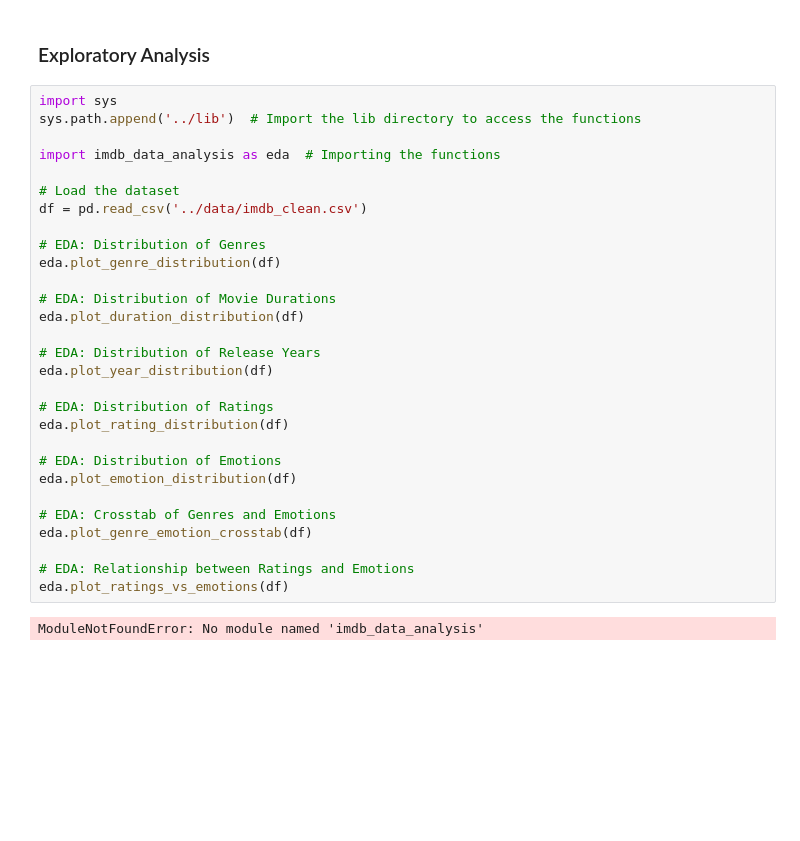
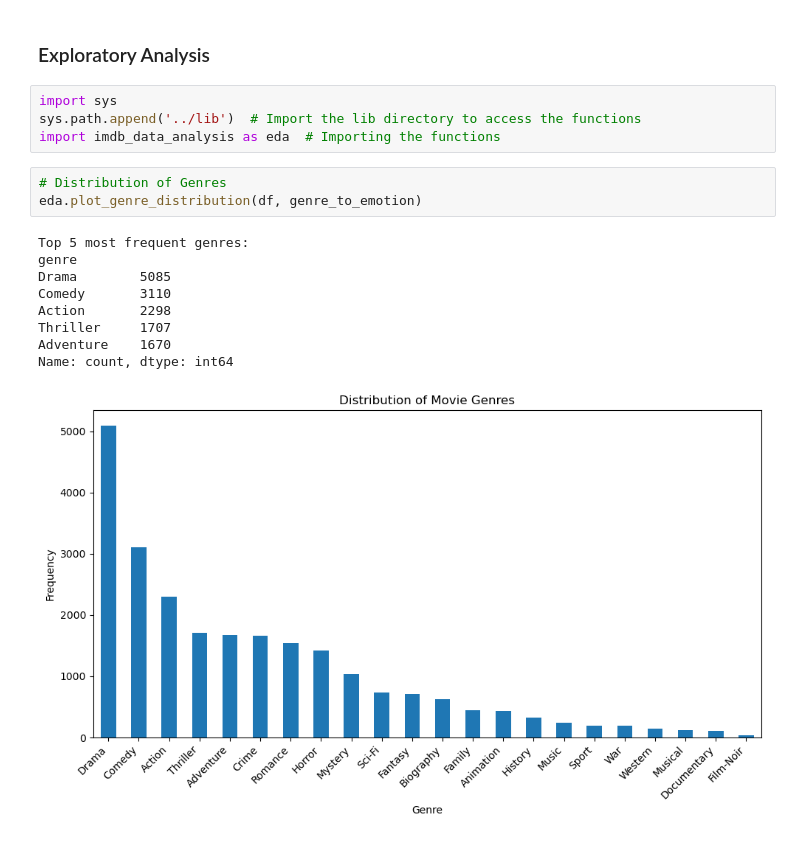
Before and after one commit to adrianlardies/feelms_predict_by_emotion, a Jupyter notebook: notebook/imdb.ipynb, the cells around one changed output. Drawn from its saved outputs; the diff is of its cells as text; blank space fills up the shorter version.

```diff
--- a/notebook/imdb.ipynb
+++ b/notebook/imdb.ipynb
@@ -75,33 +76,19 @@ df
 # %% [markdown]
 ### Exploratory Analysis
-# %%
-import sys
-sys.path.append('../lib')  # Import the lib directory to access the functions
-
-import imdb_data_analysis as eda  # Importing the functions
-
-# Load the dataset
-df = pd.read_csv('../data/imdb_clean.csv')
-
-# EDA: Distribution of Genres
-eda.plot_genre_distribution(df)
-
-# EDA: Distribution of Movie Durations
-eda.plot_duration_distribution(df)
-
-# EDA: Distribution of Release Years
-eda.plot_year_distribution(df)
-
-# EDA: Distribution of Ratings
-eda.plot_rating_distribution(df)
-
-# EDA: Distribution of Emotions
-eda.plot_emotion_distribution(df)
-
-# EDA: Crosstab of Genres and Emotions
-eda.plot_genre_emotion_crosstab(df)
-
-# EDA: Relationship between Ratings and Emotions
-eda.plot_ratings_vs_emotions(df)
-# %% [output]
-ModuleNotFoundError: No module named 'imdb_data_analysis'
+# %%
+import sys
+sys.path.append('../lib')  # Import the lib directory to access the functions
+import imdb_data_analysis as eda  # Importing the functions
+# %%
+# Distribution of Genres
+eda.plot_genre_distribution(df, genre_to_emotion)
+# %% [output]
+Top 5 most frequent genres:
+genre
+Drama        5085
+Comedy       3110
+Action       2298
+Thriller     1707
+Adventure    1670
+Name: count, dtype: int64
+[figure, added]
```
Also changed, not shown: parts of 16 cells of this notebook, 4 other files.
